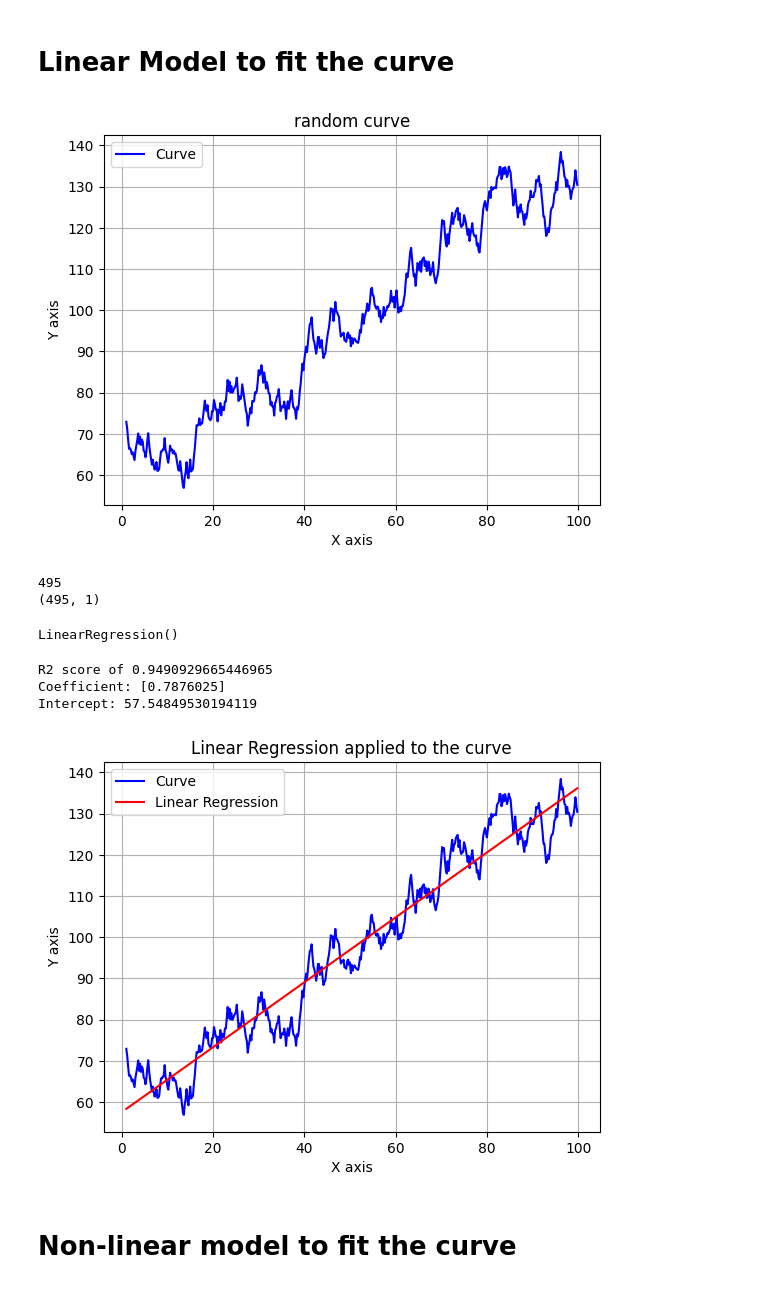
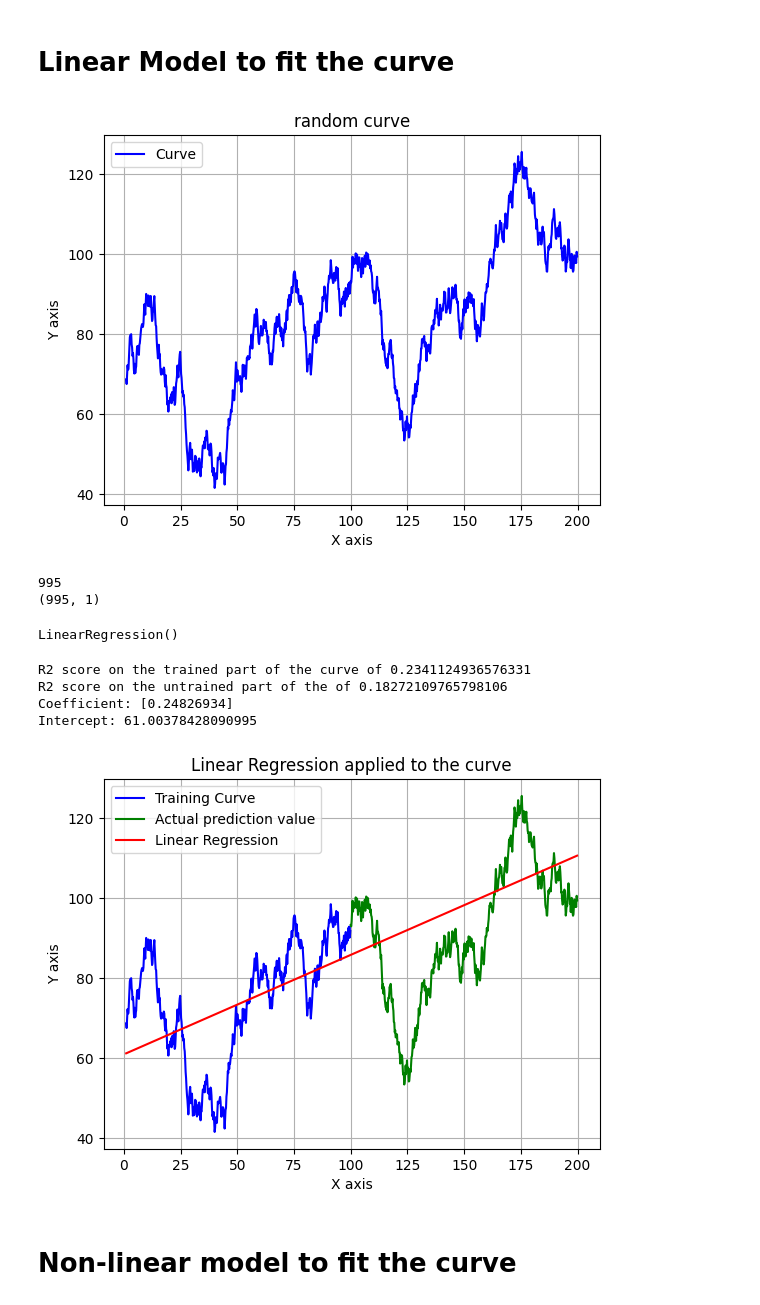
Before and after one commit to Gdeterline/Small-Projects-And-Courses, a Jupyter notebook: Time-Series/Regression/RegressionProject.ipynb, the cells around one changed output. Saved outputs shown, nothing was run; the diff lists cells and outputs as text; code cells hidden in the pictures.

```diff
--- a/Time-Series/Regression/RegressionProject.ipynb
+++ b/Time-Series/Regression/RegressionProject.ipynb
@@ -7,17 +7,13 @@ from sklearn.metrics import r2_score
 # %% [markdown]
 # Linear Model to fit the curve
 # %%
-X = np.arange(1, 100, 0.2).reshape(-1, 1)
-X1 = np.arange(100, 200, 0.2).reshape(-1, 1)
+X = np.arange(1, 200, 0.2).reshape(-1, 1)
 Y = []
 y = rd.randint(50, 100)
 for i in range(len(X)):
     y += rd.uniform(-3, 3)
     Y.append(y)
-Y1 = []
-for i in range(len(X1)):
-    y += rd.uniform(-3, 3)
-    Y1.append(y)
+
 
 plt.plot(X, Y, color='b', label='Curve')
 plt.xlabel("X axis")
@@ -27,18 +23,18 @@ plt.grid()
 plt.legend()
 plt.show()
 # %% [output]
-[figure, old version]
+[figure, new version]
 # %%
 from sklearn.linear_model import LinearRegression
 # %%
 print(len(X))
 print(X.shape)
 # %% [output]
-495
-(495, 1)
+995
+(995, 1)
 # %%
 LR = LinearRegression()
-LR.fit(X, Y)
+LR.fit(X[:495], Y[:495])
 # %% [output]
 LinearRegression()
 # %%
@@ -47,28 +43,31 @@ b = LR.intercept_
 
 y_pred_LR = LR.predict(X)
 
-print(f"R2 score of {r2_score(Y, y_pred_LR)}")
+print(f"R2 score on the trained part of the curve of {r2_score(Y[:495], y_pred_LR[:495])}")
+print(f"R2 score on the untrained part of the of {r2_score(Y[495:], y_pred_LR[495:])}")
 print(f"Coefficient: {a}")
 print(f"Intercept: {b}")
 # %% [output]
-R2 score of 0.9490929665446965
-Coefficient: [0.7876025]
-Intercept: 57.54849530194119
+R2 score on the trained part of the curve of 0.2341124936576331
+R2 score on the untrained part of the of 0.18272109765798106
+Coefficient: [0.24826934]
+Intercept: 61.00378428090995
 # %%
 lr = []
 for i in range(len(X)):
     lr.append(a*X[i] + b)
 
-plt.plot(X, Y, color='b', label='Curve')
+plt.plot(X[:495], Y[:495], color='b', label='Training Curve')
+plt.plot(X[495:], Y[495:], color='g', label='Actual prediction value')
 plt.plot(X, lr, color='r', label='Linear Regression')
 plt.xlabel("X axis")
 plt.ylabel("Y axis")
 plt.title("Linear Regression applied to the curve")
 plt.grid()
 plt.legend()
 plt.show()
 # %% [output]
-[figure, old version]
+[figure, new version]
 # %% [markdown]
 # Non-linear model to fit the curve
 # %%
```
Also changed, not shown: parts of 5 cells of this notebook.
